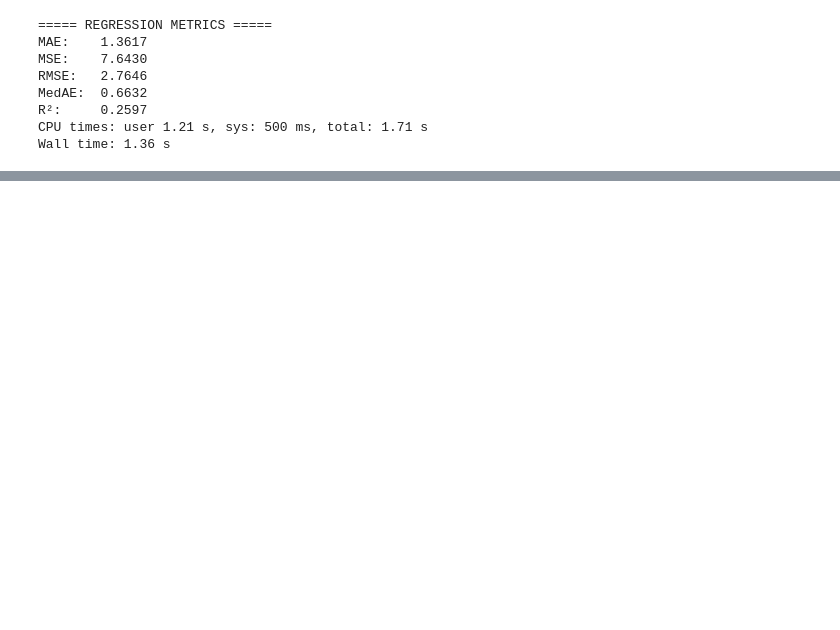
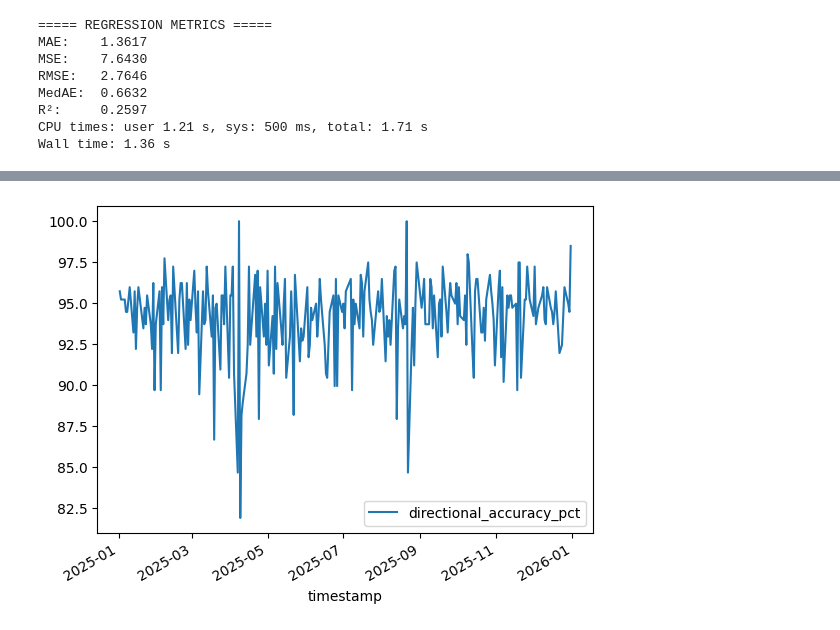
Before and after one commit to matthewcavanaugh96/megalabs, a Jupyter notebook: stock_prediction/3b - Modeling - Linear Regression.ipynb, the cells around one changed output, grey strips where cells are left out. Cells and saved outputs as stored; diff of their text form; code cells hidden in the pictures; blank space fills up the shorter version.

```diff
--- a/stock_prediction/3b - Modeling - Linear Regression.ipynb
+++ b/stock_prediction/3b - Modeling - Linear Regression.ipynb
@@ -152,0 +196,30 @@ Wall time: 1.36 s
+# %%
+daily_prediction_summary = (
+    results_df
+    .groupby('timestamp')
+    .agg(
+        stocks_predicted=('ticker', 'count'),
+
+        actual_next_close_pct_change_mean=('next_close_change_pct', 'mean'),
+        predicted_next_close_pct_change_mean=('pred_next_close_change_pct', 'mean'),
+
+        pred_error_mean=('pred_error', 'mean'),
+        pred_error_median=('pred_error', 'median'),
+
+        abs_pred_error_mean=('abs_pred_error', 'mean'),
+        abs_pred_error_median=('abs_pred_error', 'median'),
+
+        pred_error_std=('pred_error', 'std'),
+
+        max_overprediction=('pred_error', 'max'),
+        max_underprediction=('pred_error', 'min'),
+
+        directional_accuracy_pct=('directionally_correct', 'mean')
+    )
+    .reset_index()
+)
+
+# Convert to percentage
+daily_prediction_summary['directional_accuracy_pct'] *= 100
+
+daily_prediction_summary
@@ -152,0 +240,5 @@ Wall time: 1.36 s
+# %%
+daily_prediction_summary.set_index('timestamp')[['directional_accuracy_pct']].plot()
+plt.show()
+# %% [output]
+[figure, added]
```
Also changed, not shown: parts of 5 cells of this notebook, 1 other file.
